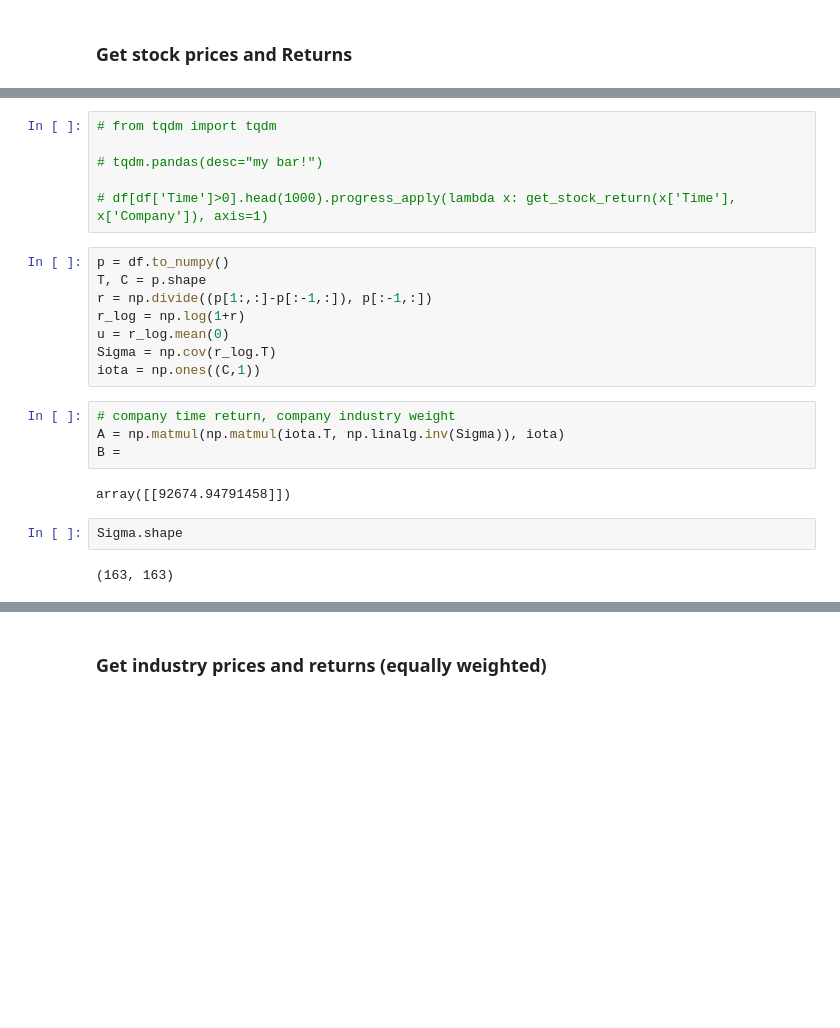
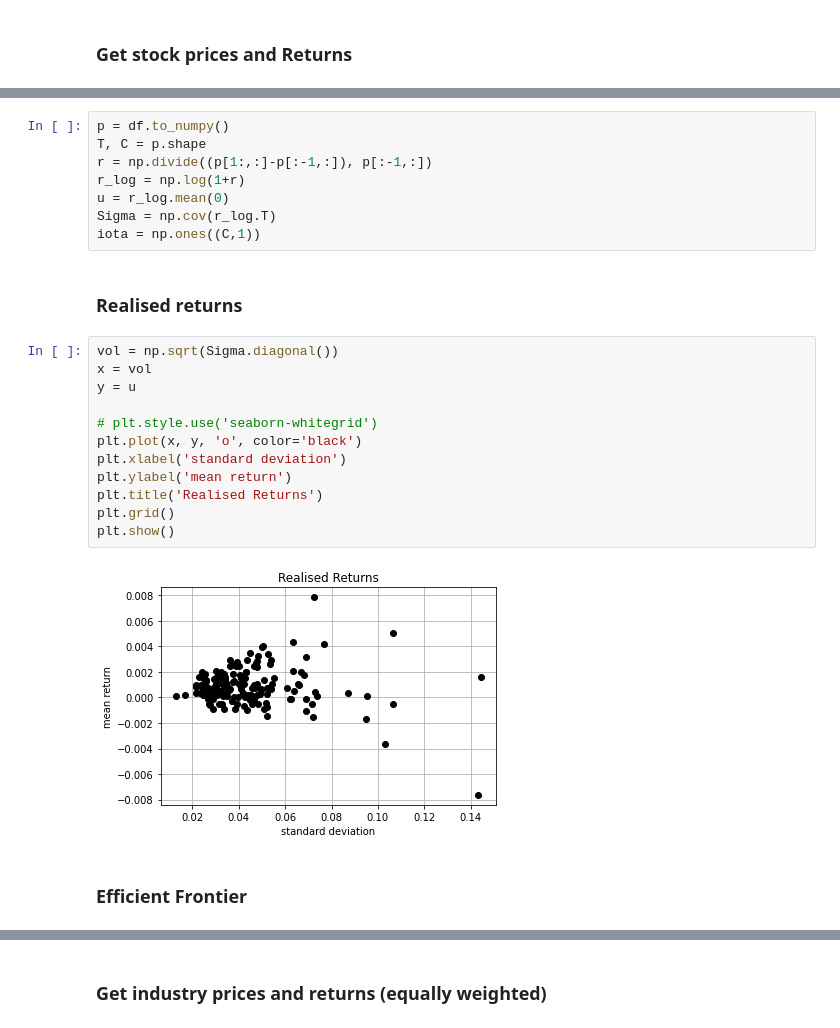
Before and after one commit to BartMelman/EfficientFrontier, a Jupyter notebook: main.ipynb, the cells around one changed output, grey strips where cells are left out. Drawn from its saved outputs; the diff is of its cells as text; blank space fills up the shorter version.

```diff
--- a/main.ipynb
+++ b/main.ipynb
@@ -159,9 +143,3 @@ df.head(2)
-# %%
-# from tqdm import tqdm
-
-# tqdm.pandas(desc="my bar!")
-
-# df[df['Time']>0].head(1000).progress_apply(lambda x: get_stock_return(x['Time'], x['Company']), axis=1)
 # %%
 p = df.to_numpy()
 T, C = p.shape
@@ -170,13 +148,21 @@ r_log = np.log(1+r)
 u = r_log.mean(0)
 Sigma = np.cov(r_log.T)
 iota = np.ones((C,1))
-# %%
-# company time return, company industry weight
-A = np.matmul(np.matmul(iota.T, np.linalg.inv(Sigma)), iota)
-B =
-# %% [output]
-array([[92674.94791458]])
-# %%
-Sigma.shape
-# %% [output]
-(163, 163)
+# %% [markdown]
+### Realised returns
+# %%
+vol = np.sqrt(Sigma.diagonal())
+x = vol
+y = u
+
+# plt.style.use('seaborn-whitegrid')
+plt.plot(x, y, 'o', color='black')
+plt.xlabel('standard deviation')
+plt.ylabel('mean return')
+plt.title('Realised Returns')
+plt.grid()
+plt.show()
+# %% [output]
+[figure, added]
+# %% [markdown]
+### Efficient Frontier
```
Also changed, not shown: parts of 15 cells of this notebook, 2 other files.
